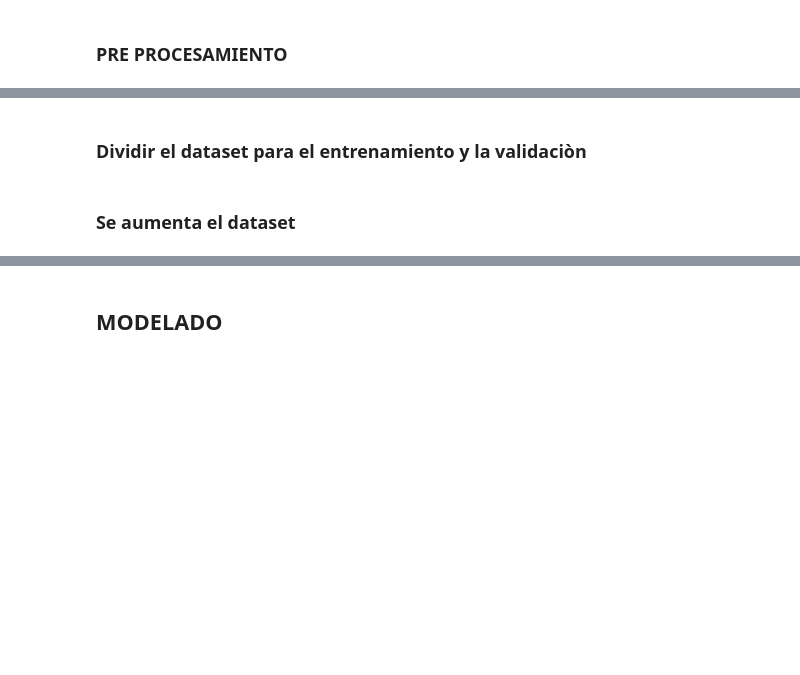
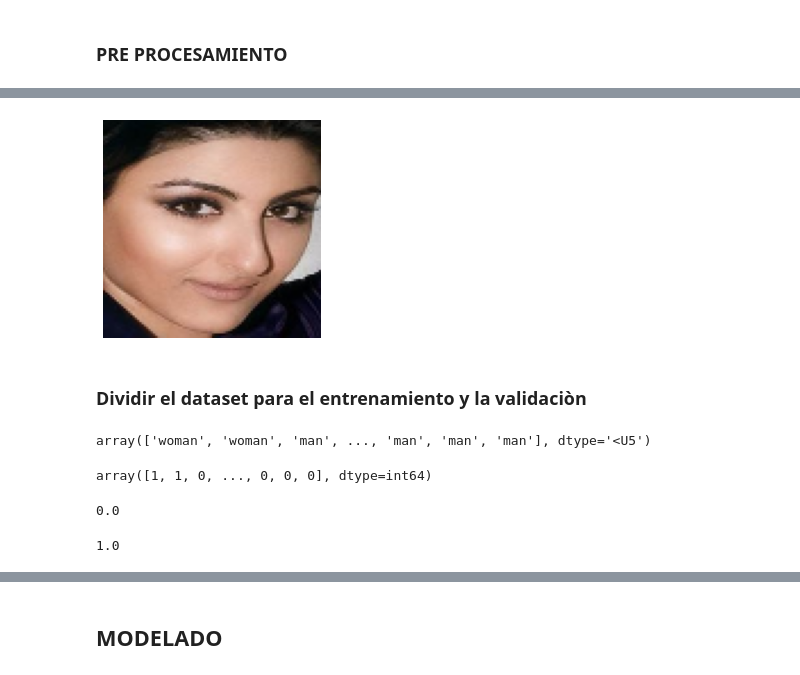
Before and after one commit to jolusafe5/GengerAndAgeDetectionNeuralNetwork, a Jupyter notebook: GenderModel.ipynb, the cells around one changed output, grey strips where cells are left out. Drawn from its saved outputs; the diff is of its cells as text; code cells hidden in the pictures; blank space fills up the shorter version.

```diff
--- a/GenderModel.ipynb
+++ b/GenderModel.ipynb
@@ -113,7 +136,7 @@ data
 # %%
 data = np.array(data,dtype="float")/255.0
 #data = np.array(data)
-data=data / 255.0
+#data=data / 255.0
 labels = np.array(labels)
 data
 # %% [output]
@@ -138,0 +176,4 @@ array([[[[0.00129181, 0.0018762 , 0.00175317],
+# %%
+# Revolvemos las muestras con la herramienta sklearn.utils shuffle
+from sklearn.utils import shuffle
+data, labels = shuffle(data, labels)
@@ -139,4 +204,25 @@ array([[[[0.00129181, 0.0018762 , 0.00175317],
+# %%
+#Veamos la imagen #.astype('uint8')
+test_image=np.array(data[1],dtype='float32')
+plt.axis("off")
+plt.imshow(cv2.cvtColor(test_image, cv2.COLOR_BGR2RGB))
+plt.show()
+# %% [output]
+[figure, added]
 # %% [markdown]
 ### Dividir el dataset para el entrenamiento y la validaciòn
+# %%
+labels
+# %% [output]
+array(['woman', 'woman', 'man', ..., 'man', 'man', 'man'], dtype='<U5')
+# %%
+#Tranformar las etiquetas 'man y 'woman' a enteros
+from sklearn.preprocessing import LabelEncoder
+
+encoder = LabelEncoder()
+labels = encoder.fit_transform(labels)
+labels
+# %% [output]
+array([1, 1, 0, ..., 0, 0, 0], dtype=int64)
 # %%
 (x_train,x_test,y_train,y_test) = train_test_split(data,labels,test_size=0.2,random_state=42)
@@ -145,2 +232,8 @@ y_test = to_categorical(y_test,num_classes=2)
-# %% [markdown]
-### Se aumenta el dataset
+# %%
+y_train.min() ## Tenemos en el entrenamiento la etiqueta mìnima 0
+# %% [output]
+0.0
+# %%
+y_train.max() ## Tenemos en el entrenamiento la etiqueta mìnima 1
+# %% [output]
+1.0
```
Also changed, not shown: parts of 57 cells of this notebook, 4 other files.
